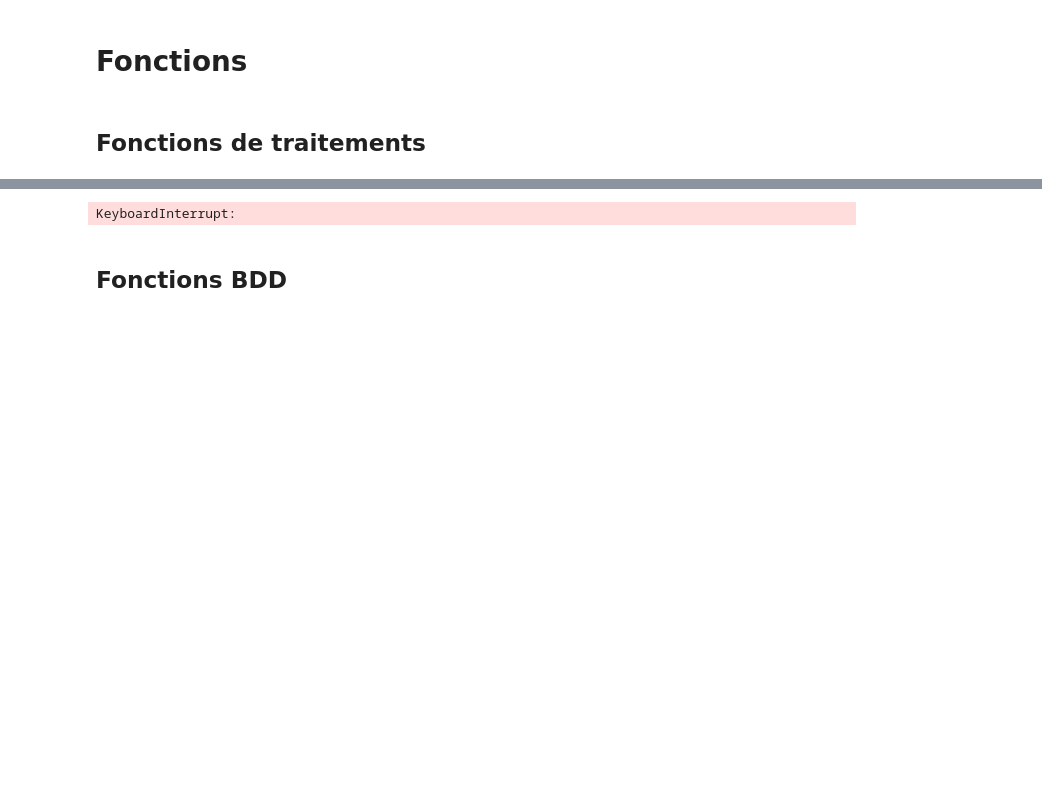
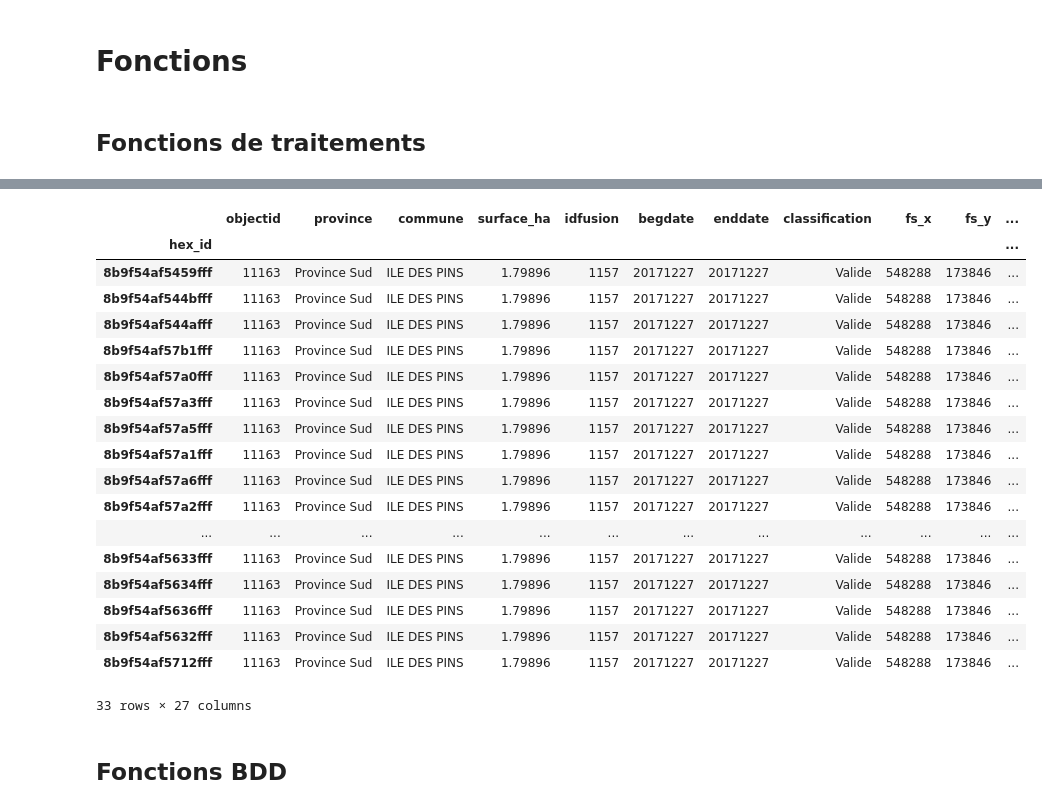
Before and after one commit to yougis/bilbo_H3, a Jupyter notebook: python/integrationDWH_partition_18_07.ipynb, the cells around one changed output, grey strips where cells are left out. Saved outputs shown, nothing was run; the diff lists cells and outputs as text; code cells hidden in the pictures; blank space fills up the shorter version.

```diff
--- a/python/integrationDWH_partition_18_07.ipynb
+++ b/python/integrationDWH_partition_18_07.ipynb
@@ -165,7 +167,7 @@ param res_max: résolution maximale des hexagones
 return: DataFrame
 
 """
-def compact(gdf, tx_spatial, res_min, res_max):
+def compact(gdf, tx_spatial, res_min, res_max, fast=False):
 
     tx_spatial[res_max] = 0.5
 
@@ -173,13 +175,14 @@ def compact(gdf, tx_spatial, res_min, res_max):
     output = pd.DataFrame(columns=gdf.drop(columns=[gdf.geometry.name]).columns.tolist())
     output.index.names = ['hex_id']
 
-    len_buffer = np.sqrt(hex_area[res_min]*1000000)*0.6
+    len_buffer = np.sqrt(hex_area[res_min]*1000000)*1
     gdf_init = gpd.GeoSeries(gdf.unary_union.buffer(len_buffer), crs="EPSG:3163")
     hex = h3fy(gdf_init,res_min)
 
     for index_obj, row_obj in gdf.iterrows():
         res = res_min
         gdf_invalid = hex
+        geom_obj = row_obj[gdf.geometry.name]
 
         while(res <= res_max):
             valid_cells = [] # Cellules n'ayant pas besoin d'être divisées
@@ -187,36 +190,58 @@ def compact(gdf, tx_spatial, res_min, res_max):
             invalid_cells = [] # Cellules ayant besoin d'être divisées
             invalid_geom = []
 
-            tx = tx_spatial[res]
-
             clip = to_children(gdf_invalid, res)
             for index_clip, row_clip in clip.iterrows():
                 hex_geom = row_clip.geometry
-                area = row_obj[gdf.geometry.name].intersection(hex_geom).area
-
-                if area==0:
-                    None
-                elif area/hex_geom.area >= tx:
+                area = geom_obj.intersection(hex_geom).area
+                if fast:
+                    intersection = area
+                else:
+                    intersection = geom_obj.intersection(hex_geom.buffer(np.sqrt(hex_area[res]*1000000)*0.1)).area
+                if  intersection == 0:
+                    continue
+                elif area/hex_geom.area >= tx_spatial[res]:
                     valid_cells.append(index_clip)
                     valid_geom.append(hex_geom)
                 elif res < res_max:
                     invalid_cells.append(index_clip)
                     invalid_geom.append(hex_geom)
+
             data = {}
             for key, value in row_obj.iteritems():
                 if key != gdf.geometry.name:
                     data[key] = value
             valid_gdf = pd.DataFrame(data, index=valid_cells)
             valid_gdf.index.name = "hex_id"
-            gdf_invalid = clip.loc[invalid_cells]
+
+            if res < res_max:
+                gdf_invalid = clip.loc[invalid_cells]
 
             output = pd.concat([output, valid_gdf], ignore_index=False)
             res+=1
     return output
 # %%
-test = compact(gdf=data_feux, tx_spatial=compute_dict_tx(7), res_min=8, res_max=12)
+compact(gdf=data_feux[data_feux["objectid"]==11163], tx_spatial=compute_dict_tx(7), res_min=6, res_max=11)
 # %% [output]
+|  | objectid | province | commune | surface_ha | idfusion | begdate | enddate | classification | fs_x | fs_y | ... |
+| hex_id |  |  |  |  |  |  |  |  |  |  | ... |
+| 8b9f54af5459fff | 11163 | Province Sud | ILE DES PINS | 1.79896 | 1157 | 20171227 | 20171227 | Valide | 548288 | 173846 | ... |
+| 8b9f54af544bfff | 11163 | Province Sud | ILE DES PINS | 1.79896 | 1157 | 20171227 | 20171227 | Valide | 548288 | 173846 | ... |
+| 8b9f54af544afff | 11163 | Province Sud | ILE DES PINS | 1.79896 | 1157 | 20171227 | 20171227 | Valide | 548288 | 173846 | ... |
+| 8b9f54af57b1fff | 11163 | Province Sud | ILE DES PINS | 1.79896 | 1157 | 20171227 | 20171227 | Valide | 548288 | 173846 | ... |
+| 8b9f54af57a0fff | 11163 | Province Sud | ILE DES PINS | 1.79896 | 1157 | 20171227 | 20171227 | Valide | 548288 | 173846 | ... |
+| 8b9f54af57a3fff | 11163 | Province Sud | ILE DES PINS | 1.79896 | 1157 | 20171227 | 20171227 | Valide | 548288 | 173846 | ... |
+| 8b9f54af57a5fff | 11163 | Province Sud | ILE DES PINS | 1.79896 | 1157 | 20171227 | 20171227 | Valide | 548288 | 173846 | ... |
+| 8b9f54af57a1fff | 11163 | Province Sud | ILE DES PINS | 1.79896 | 1157 | 20171227 | 20171227 | Valide | 548288 | 173846 | ... |
+| 8b9f54af57a6fff | 11163 | Province Sud | ILE DES PINS | 1.79896 | 1157 | 20171227 | 20171227 | Valide | 548288 | 173846 | ... |
+| 8b9f54af57a2fff | 11163 | Province Sud | ILE DES PINS | 1.79896 | 1157 | 20171227 | 20171227 | Valide | 548288 | 173846 | ... |
+| ... | ... | ... | ... | ... | ... | ... | ... | ... | ... | ... | ... |
+| 8b9f54af5633fff | 11163 | Province Sud | ILE DES PINS | 1.79896 | 1157 | 20171227 | 20171227 | Valide | 548288 | 173846 | ... |
+| 8b9f54af5634fff | 11163 | Province Sud | ILE DES PINS | 1.79896 | 1157 | 20171227 | 20171227 | Valide | 548288 | 173846 | ... |
+| 8b9f54af5636fff | 11163 | Province Sud | ILE DES PINS | 1.79896 | 1157 | 20171227 | 20171227 | Valide | 548288 | 173846 | ... |
+| 8b9f54af5632fff | 11163 | Province Sud | ILE DES PINS | 1.79896 | 1157 | 20171227 | 20171227 | Valide | 548288 | 173846 | ... |
+| 8b9f54af5712fff | 11163 | Province Sud | ILE DES PINS | 1.79896 | 1157 | 20171227 | 20171227 | Valide | 548288 | 173846 | ... |
-KeyboardInterrupt:
+33 rows × 27 columns
 # %%
 """
 Fonction permettant l'indexation d'un GeodataFrame sur une grille adaptative.
```
Also changed, not shown: parts of 25 cells of this notebook, 12 other files.
